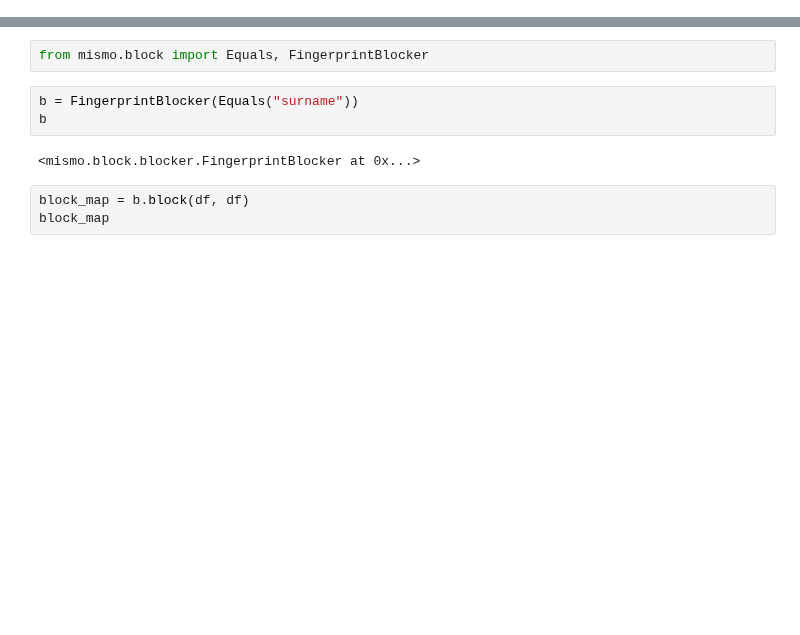
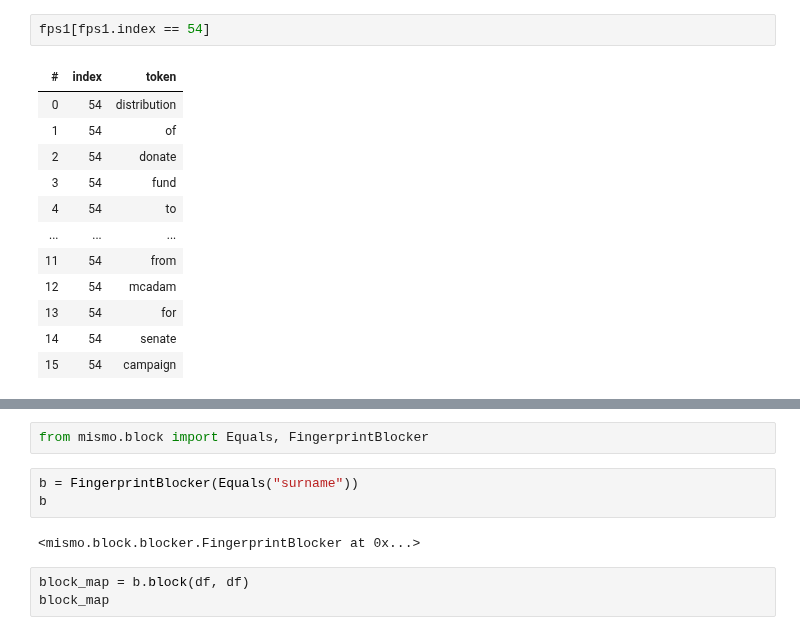
Before and after one commit to NickCrews/mismo, a Jupyter notebook: examples/simple.ipynb, the cells around one changed output, grey strips where cells are left out. Saved outputs shown, nothing was run; the diff lists cells and outputs as text; blank space fills up the shorter version.

```diff
--- a/examples/simple.ipynb
+++ b/examples/simple.ipynb
@@ -21,0 +110,15 @@ df
+# %%
+fps1[fps1.index == 54]
+# %% [output]
+| # | index | token |
+| 0 | 54 | distribution |
+| 1 | 54 | of |
+| 2 | 54 | donate |
+| 3 | 54 | fund |
+| 4 | 54 | to |
+| ... | ... | ... |
+| 11 | 54 | from |
+| 12 | 54 | mcadam |
+| 13 | 54 | for |
+| 14 | 54 | senate |
+| 15 | 54 | campaign |
```
Also changed, not shown: parts of 29 cells of this notebook, 11 other files.
